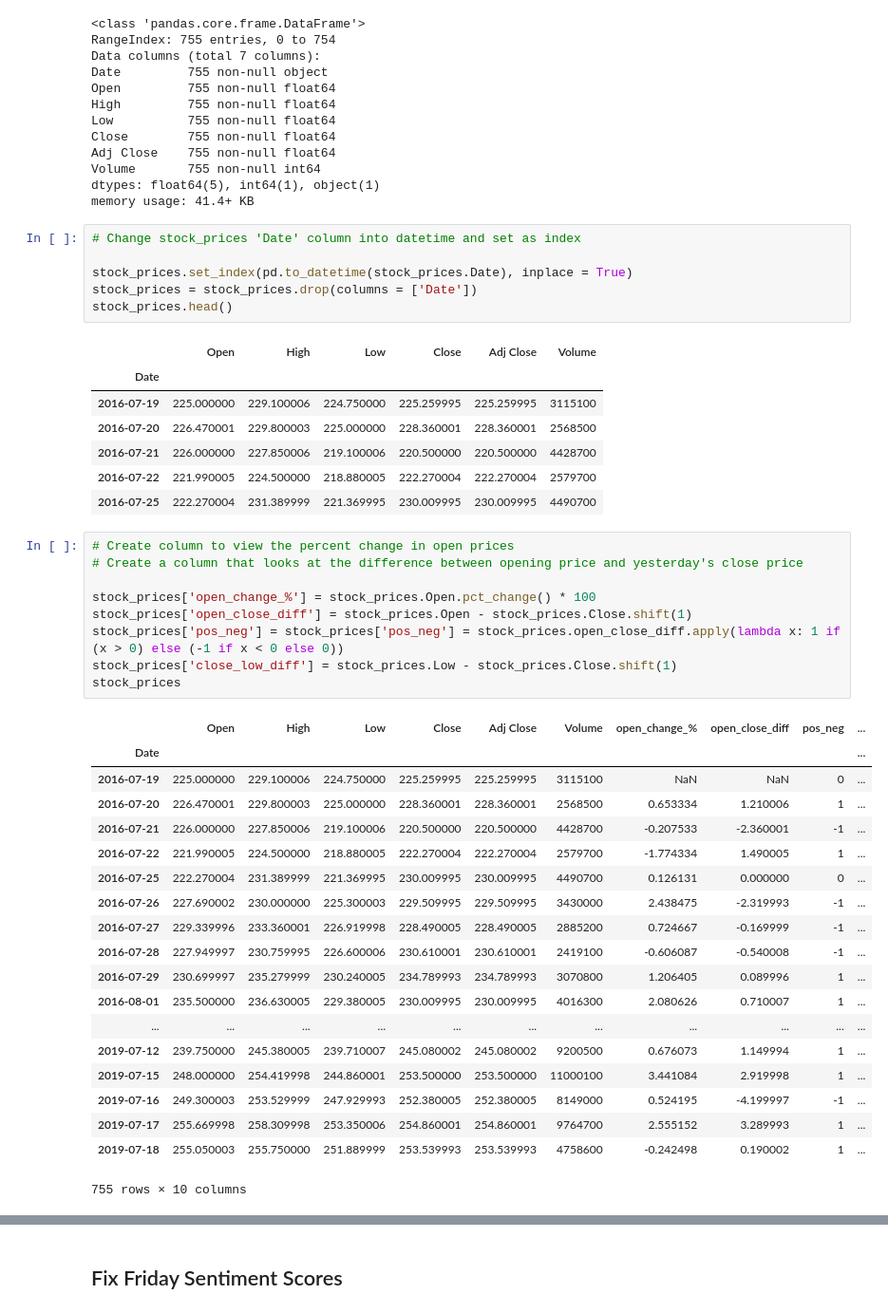
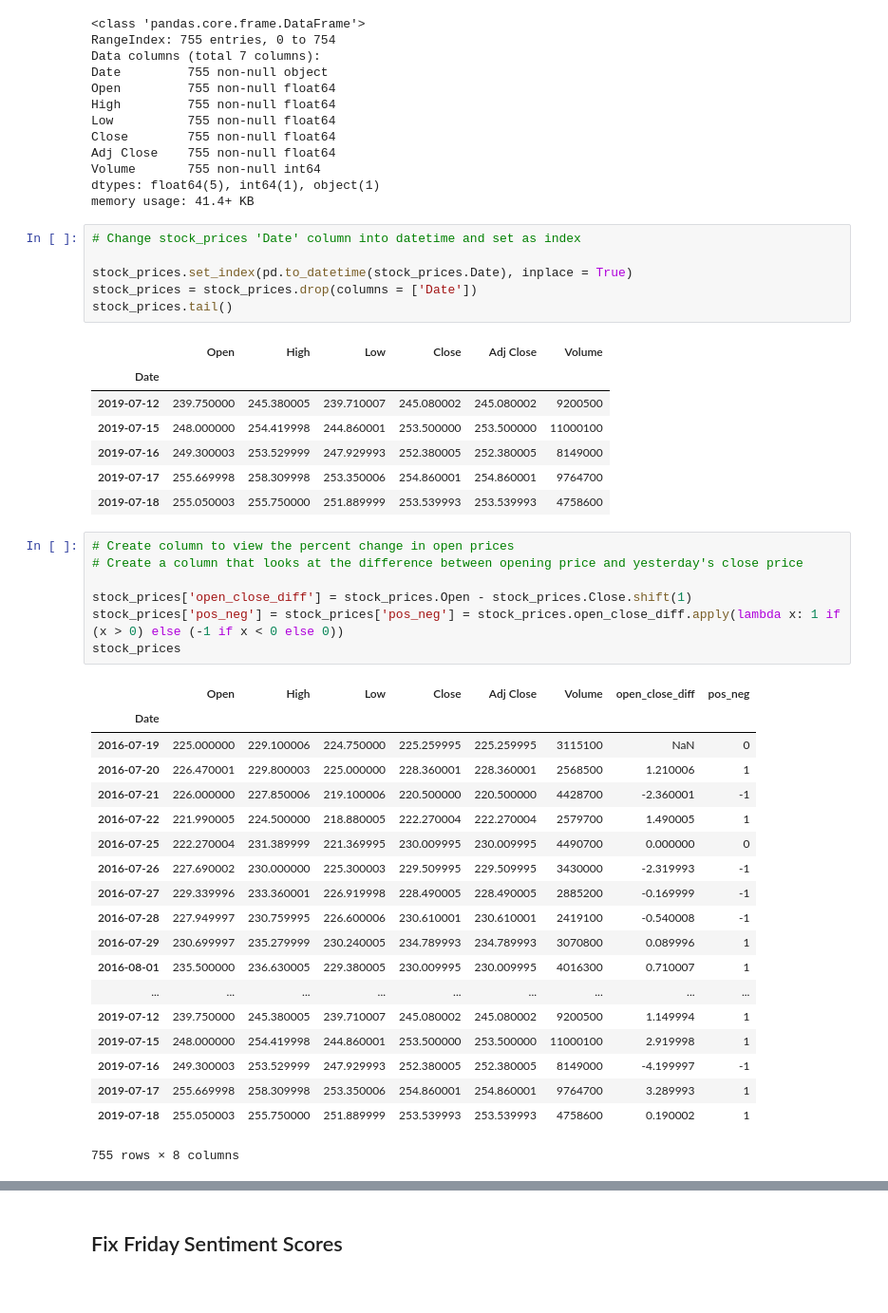
Before and after one commit to erikajane/Predicting_Stock_With_Twitter_Sentiment, a Jupyter notebook: Preparing Data for Time Series.ipynb, the cells around one changed output, grey strips where cells are left out. Shown: that part at 95% size. Cells and saved outputs as stored; diff of their text form.

```diff
--- a/Preparing Data for Time Series.ipynb
+++ b/Preparing Data for Time Series.ipynb
@@ -80,44 +80,42 @@ memory usage: 41.4+ KB
 
 stock_prices.set_index(pd.to_datetime(stock_prices.Date), inplace = True)
 stock_prices = stock_prices.drop(columns = ['Date'])
-stock_prices.head()
+stock_prices.tail()
 # %% [output]
 |  | Open | High | Low | Close | Adj Close | Volume |
 | Date |  |  |  |  |  |  |
-| 2016-07-19 | 225.000000 | 229.100006 | 224.750000 | 225.259995 | 225.259995 | 3115100 |
-| 2016-07-20 | 226.470001 | 229.800003 | 225.000000 | 228.360001 | 228.360001 | 2568500 |
-| 2016-07-21 | 226.000000 | 227.850006 | 219.100006 | 220.500000 | 220.500000 | 4428700 |
-| 2016-07-22 | 221.990005 | 224.500000 | 218.880005 | 222.270004 | 222.270004 | 2579700 |
-| 2016-07-25 | 222.270004 | 231.389999 | 221.369995 | 230.009995 | 230.009995 | 4490700 |
+| 2019-07-12 | 239.750000 | 245.380005 | 239.710007 | 245.080002 | 245.080002 | 9200500 |
+| 2019-07-15 | 248.000000 | 254.419998 | 244.860001 | 253.500000 | 253.500000 | 11000100 |
+| 2019-07-16 | 249.300003 | 253.529999 | 247.929993 | 252.380005 | 252.380005 | 8149000 |
+| 2019-07-17 | 255.669998 | 258.309998 | 253.350006 | 254.860001 | 254.860001 | 9764700 |
+| 2019-07-18 | 255.050003 | 255.750000 | 251.889999 | 253.539993 | 253.539993 | 4758600 |
 # %%
 # Create column to view the percent change in open prices
 # Create a column that looks at the difference between opening price and yesterday's close price
 
-stock_prices['open_change_%'] = stock_prices.Open.pct_change() * 100
 stock_prices['open_close_diff'] = stock_prices.Open - stock_prices.Close.shift(1)
 stock_prices['pos_neg'] = stock_prices['pos_neg'] = stock_prices.open_close_diff.apply(lambda x: 1 if (x > 0) else (-1 if x < 0 else 0))
-stock_prices['close_low_diff'] = stock_prices.Low - stock_prices.Close.shift(1)
 stock_prices
 # %% [output]
-|  | Open | High | Low | Close | Adj Close | Volume | open_change_% | open_close_diff | pos_neg | ... |
-| Date |  |  |  |  |  |  |  |  |  | ... |
-| 2016-07-19 | 225.000000 | 229.100006 | 224.750000 | 225.259995 | 225.259995 | 3115100 | NaN | NaN | 0 | ... |
-| 2016-07-20 | 226.470001 | 229.800003 | 225.000000 | 228.360001 | 228.360001 | 2568500 | 0.653334 | 1.210006 | 1 | ... |
-| 2016-07-21 | 226.000000 | 227.850006 | 219.100006 | 220.500000 | 220.500000 | 4428700 | -0.207533 | -2.360001 | -1 | ... |
-| 2016-07-22 | 221.990005 | 224.500000 | 218.880005 | 222.270004 | 222.270004 | 2579700 | -1.774334 | 1.490005 | 1 | ... |
-| 2016-07-25 | 222.270004 | 231.389999 | 221.369995 | 230.009995 | 230.009995 | 4490700 | 0.126131 | 0.000000 | 0 | ... |
-| 2016-07-26 | 227.690002 | 230.000000 | 225.300003 | 229.509995 | 229.509995 | 3430000 | 2.438475 | -2.319993 | -1 | ... |
-| 2016-07-27 | 229.339996 | 233.360001 | 226.919998 | 228.490005 | 228.490005 | 2885200 | 0.724667 | -0.169999 | -1 | ... |
-| 2016-07-28 | 227.949997 | 230.759995 | 226.600006 | 230.610001 | 230.610001 | 2419100 | -0.606087 | -0.540008 | -1 | ... |
-| 2016-07-29 | 230.699997 | 235.279999 | 230.240005 | 234.789993 | 234.789993 | 3070800 | 1.206405 | 0.089996 | 1 | ... |
-| 2016-08-01 | 235.500000 | 236.630005 | 229.380005 | 230.009995 | 230.009995 | 4016300 | 2.080626 | 0.710007 | 1 | ... |
-| ... | ... | ... | ... | ... | ... | ... | ... | ... | ... | ... |
-| 2019-07-12 | 239.750000 | 245.380005 | 239.710007 | 245.080002 | 245.080002 | 9200500 | 0.676073 | 1.149994 | 1 | ... |
-| 2019-07-15 | 248.000000 | 254.419998 | 244.860001 | 253.500000 | 253.500000 | 11000100 | 3.441084 | 2.919998 | 1 | ... |
-| 2019-07-16 | 249.300003 | 253.529999 | 247.929993 | 252.380005 | 252.380005 | 8149000 | 0.524195 | -4.199997 | -1 | ... |
-| 2019-07-17 | 255.669998 | 258.309998 | 253.350006 | 254.860001 | 254.860001 | 9764700 | 2.555152 | 3.289993 | 1 | ... |
-| 2019-07-18 | 255.050003 | 255.750000 | 251.889999 | 253.539993 | 253.539993 | 4758600 | -0.242498 | 0.190002 | 1 | ... |
+|  | Open | High | Low | Close | Adj Close | Volume | open_close_diff | pos_neg |
+| Date |  |  |  |  |  |  |  |  |
+| 2016-07-19 | 225.000000 | 229.100006 | 224.750000 | 225.259995 | 225.259995 | 3115100 | NaN | 0 |
+| 2016-07-20 | 226.470001 | 229.800003 | 225.000000 | 228.360001 | 228.360001 | 2568500 | 1.210006 | 1 |
+| 2016-07-21 | 226.000000 | 227.850006 | 219.100006 | 220.500000 | 220.500000 | 4428700 | -2.360001 | -1 |
+| 2016-07-22 | 221.990005 | 224.500000 | 218.880005 | 222.270004 | 222.270004 | 2579700 | 1.490005 | 1 |
+| 2016-07-25 | 222.270004 | 231.389999 | 221.369995 | 230.009995 | 230.009995 | 4490700 | 0.000000 | 0 |
+| 2016-07-26 | 227.690002 | 230.000000 | 225.300003 | 229.509995 | 229.509995 | 3430000 | -2.319993 | -1 |
+| 2016-07-27 | 229.339996 | 233.360001 | 226.919998 | 228.490005 | 228.490005 | 2885200 | -0.169999 | -1 |
+| 2016-07-28 | 227.949997 | 230.759995 | 226.600006 | 230.610001 | 230.610001 | 2419100 | -0.540008 | -1 |
+| 2016-07-29 | 230.699997 | 235.279999 | 230.240005 | 234.789993 | 234.789993 | 3070800 | 0.089996 | 1 |
+| 2016-08-01 | 235.500000 | 236.630005 | 229.380005 | 230.009995 | 230.009995 | 4016300 | 0.710007 | 1 |
+| ... | ... | ... | ... | ... | ... | ... | ... | ... |
+| 2019-07-12 | 239.750000 | 245.380005 | 239.710007 | 245.080002 | 245.080002 | 9200500 | 1.149994 | 1 |
+| 2019-07-15 | 248.000000 | 254.419998 | 244.860001 | 253.500000 | 253.500000 | 11000100 | 2.919998 | 1 |
+| 2019-07-16 | 249.300003 | 253.529999 | 247.929993 | 252.380005 | 252.380005 | 8149000 | -4.199997 | -1 |
+| 2019-07-17 | 255.669998 | 258.309998 | 253.350006 | 254.860001 | 254.860001 | 9764700 | 3.289993 | 1 |
+| 2019-07-18 | 255.050003 | 255.750000 | 251.889999 | 253.539993 | 253.539993 | 4758600 | 0.190002 | 1 |
-755 rows × 10 columns
+755 rows × 8 columns
 # %%
 # Upsample so you have columns for everyday
 
```
Also changed, not shown: parts of 15 cells of this notebook, 9 other files.
